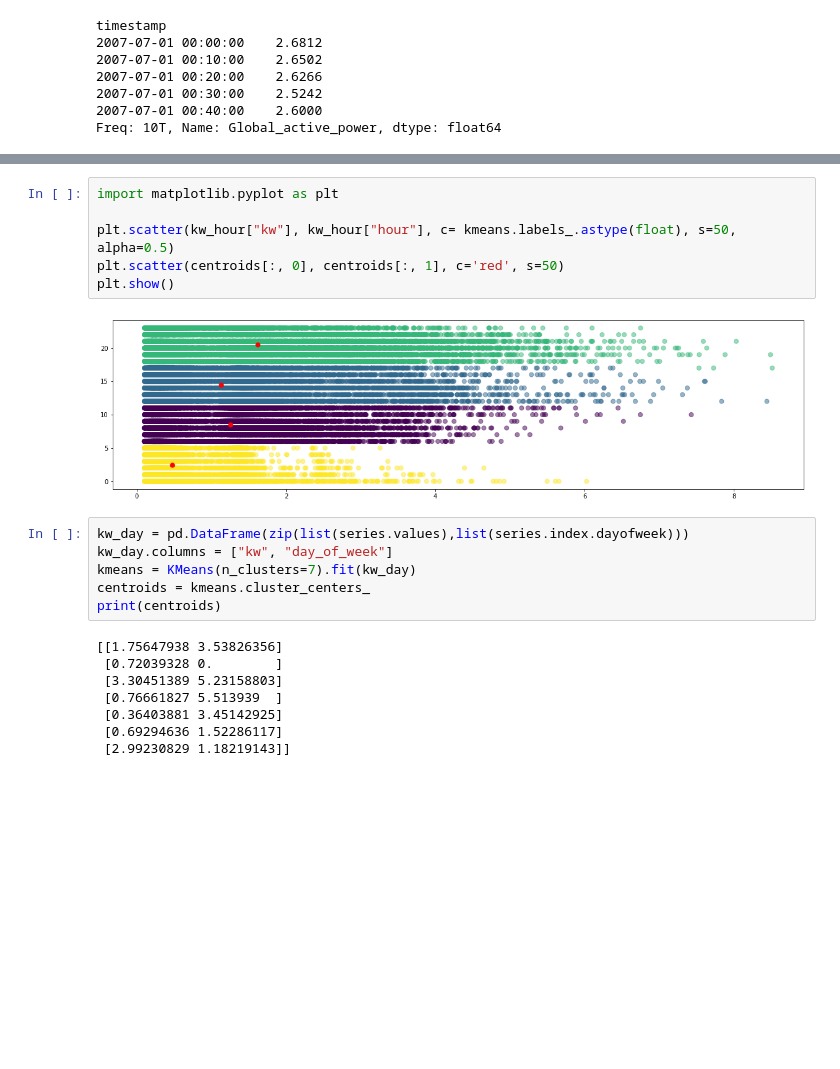
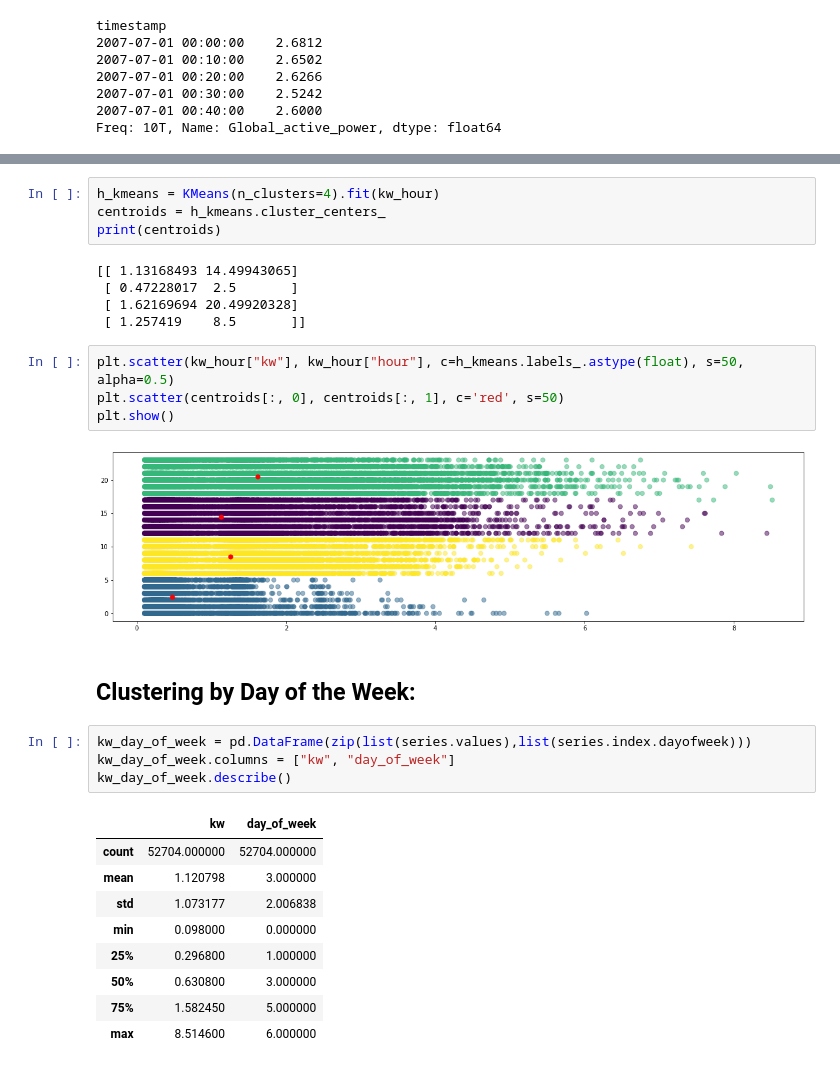
Before and after one commit to Gunisalvo/ppget-aprendizado-de-maquinas, a Jupyter notebook: 002_clustering.ipynb, the cells around one changed output, grey strips where cells are left out. Saved outputs shown, nothing was run; the diff lists cells and outputs as text; blank space fills up the shorter version.

```diff
--- a/002_clustering.ipynb
+++ b/002_clustering.ipynb
@@ -39,22 +65,31 @@ print(centroids)
+# %%
+h_kmeans = KMeans(n_clusters=4).fit(kw_hour)
+centroids = h_kmeans.cluster_centers_
+print(centroids)
+# %% [output]
+[[ 1.13168493 14.49943065]
+ [ 0.47228017  2.5       ]
+ [ 1.62169694 20.49920328]
+ [ 1.257419    8.5       ]]
 # %%
-import matplotlib.pyplot as plt
-
-plt.scatter(kw_hour["kw"], kw_hour["hour"], c= kmeans.labels_.astype(float), s=50, alpha=0.5)
+plt.scatter(kw_hour["kw"], kw_hour["hour"], c=h_kmeans.labels_.astype(float), s=50, alpha=0.5)
 plt.scatter(centroids[:, 0], centroids[:, 1], c='red', s=50)
 plt.show()
 # %% [output]
-[figure, old version]
+[figure, new version]
+# %% [markdown]
+## Clustering by Day of the Week:
 # %%
-kw_day = pd.DataFrame(zip(list(series.values),list(series.index.dayofweek)))
-kw_day.columns = ["kw", "day_of_week"]
-kmeans = KMeans(n_clusters=7).fit(kw_day)
-centroids = kmeans.cluster_centers_
-print(centroids)
+kw_day_of_week = pd.DataFrame(zip(list(series.values),list(series.index.dayofweek)))
+kw_day_of_week.columns = ["kw", "day_of_week"]
+kw_day_of_week.describe()
 # %% [output]
-[[1.75647938 3.53826356]
- [0.72039328 0.        ]
- [3.30451389 5.23158803]
- [0.76661827 5.513939  ]
- [0.36403881 3.45142925]
- [0.69294636 1.52286117]
- [2.99230829 1.18219143]]
+|  | kw | day_of_week |
+| count | 52704.000000 | 52704.000000 |
+| mean | 1.120798 | 3.000000 |
+| std | 1.073177 | 2.006838 |
+| min | 0.098000 | 0.000000 |
+| 25% | 0.296800 | 1.000000 |
+| 50% | 0.630800 | 3.000000 |
+| 75% | 1.582450 | 5.000000 |
+| max | 8.514600 | 6.000000 |
```
Also changed, not shown: parts of 12 cells of this notebook, 9 other files.
